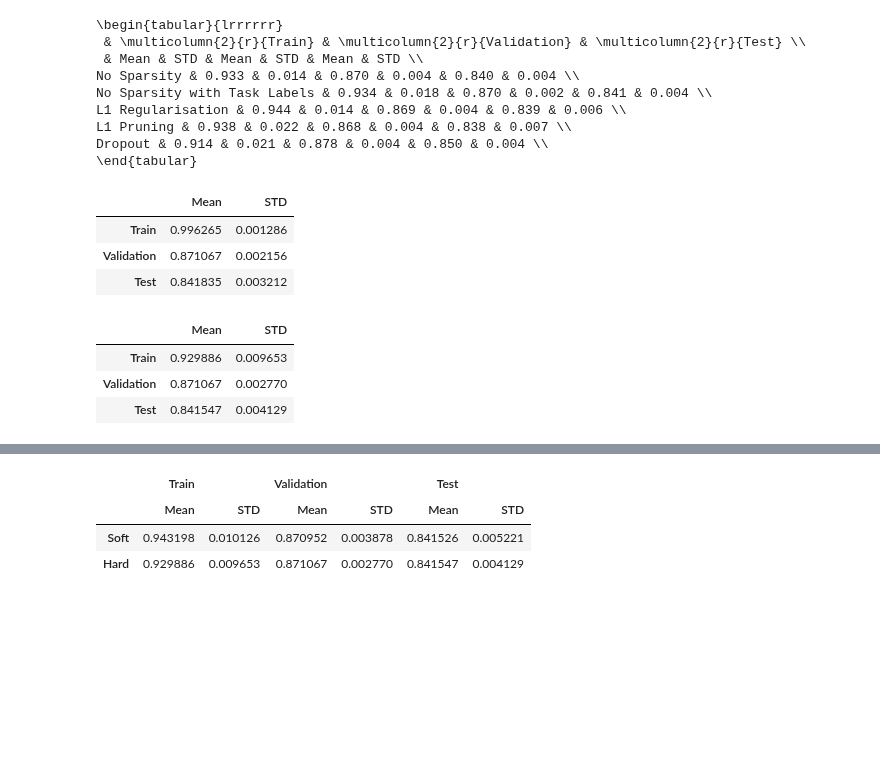
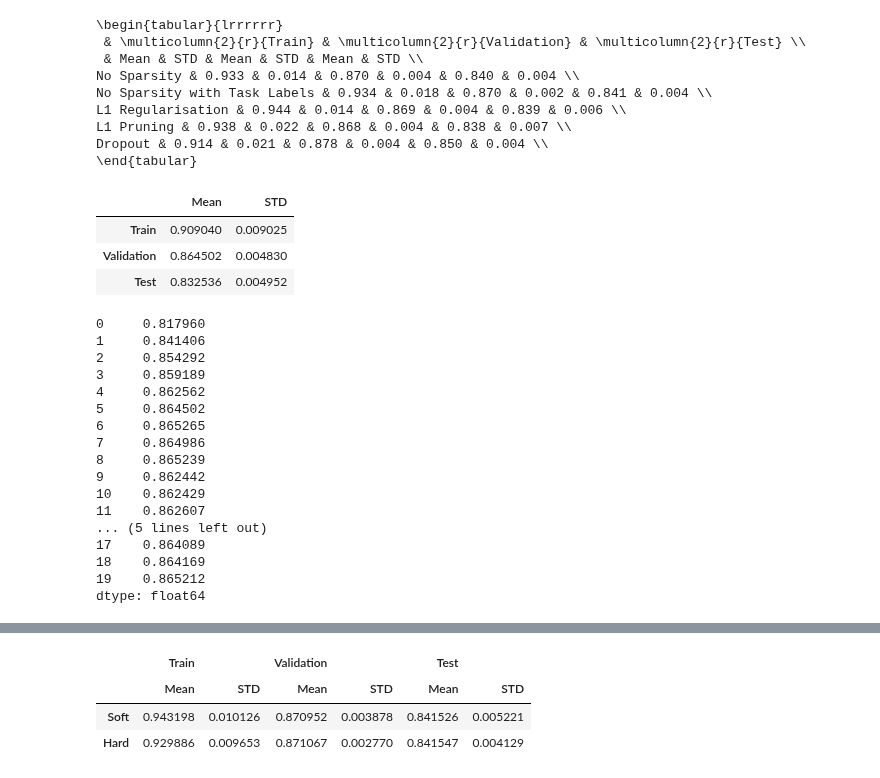
Before and after one commit to google/evojax, a Jupyter notebook: evojax/data/results_exploration.ipynb, the cells around one changed output, grey strips where cells are left out. Saved outputs shown, nothing was run; the diff lists cells and outputs as text; code cells hidden in the pictures; blank space fills up the shorter version.

```diff
--- a/evojax/data/results_exploration.ipynb
+++ b/evojax/data/results_exploration.ipynb
@@ -302,17 +85,3 @@ hard_early_stopping = pd.read_csv("./results/evo_hard_es_0925_0810.csv",
 hard_ns = find_std_mean(hard_no_stopping)
 hard_es = find_std_mean(hard_early_stopping)
 # print(std_and_mean3.style.format('{:.3f}').to_latex())
-# %%
-hard_ns
-# %% [output]
-|  | Mean | STD |
-| Train | 0.996265 | 0.001286 |
-| Validation | 0.871067 | 0.002156 |
-| Test | 0.841835 | 0.003212 |
-# %%
-hard_es
-# %% [output]
-|  | Mean | STD |
-| Train | 0.929886 | 0.009653 |
-| Validation | 0.871067 | 0.002770 |
-| Test | 0.841547 | 0.004129 |
@@ -318,0 +94,27 @@ hard_es
+# %%
+algo_1_results
+# %% [output]
+|  | Mean | STD |
+| Train | 0.909040 | 0.009025 |
+| Validation | 0.864502 | 0.004830 |
+| Test | 0.832536 | 0.004952 |
+# %%
+algo_1_val
+# %% [output]
+0     0.817960
+1     0.841406
+2     0.854292
+3     0.859189
+4     0.862562
+5     0.864502
+6     0.865265
+7     0.864986
+8     0.865239
+9     0.862442
+10    0.862429
+11    0.862607
+... (5 lines left out)
+17    0.864089
+18    0.864169
+19    0.865212
+dtype: float64
```
Also changed, not shown: parts of 28 cells of this notebook, 7 other files.
